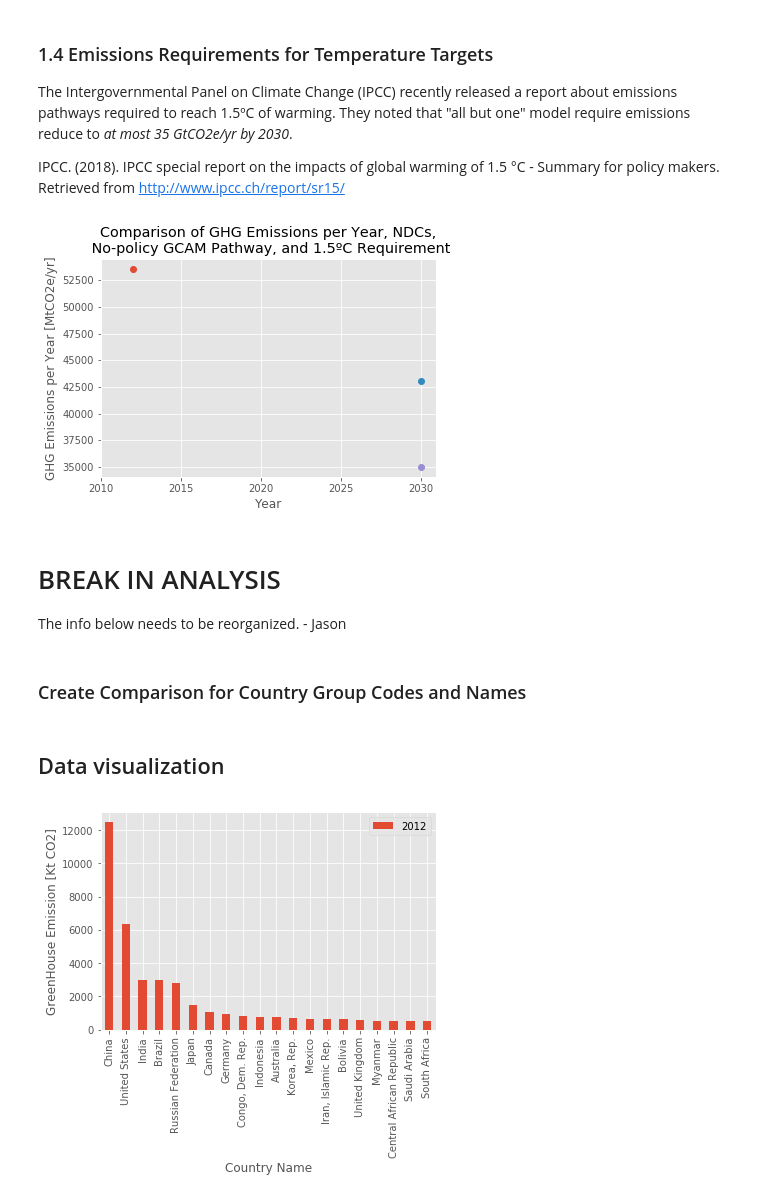
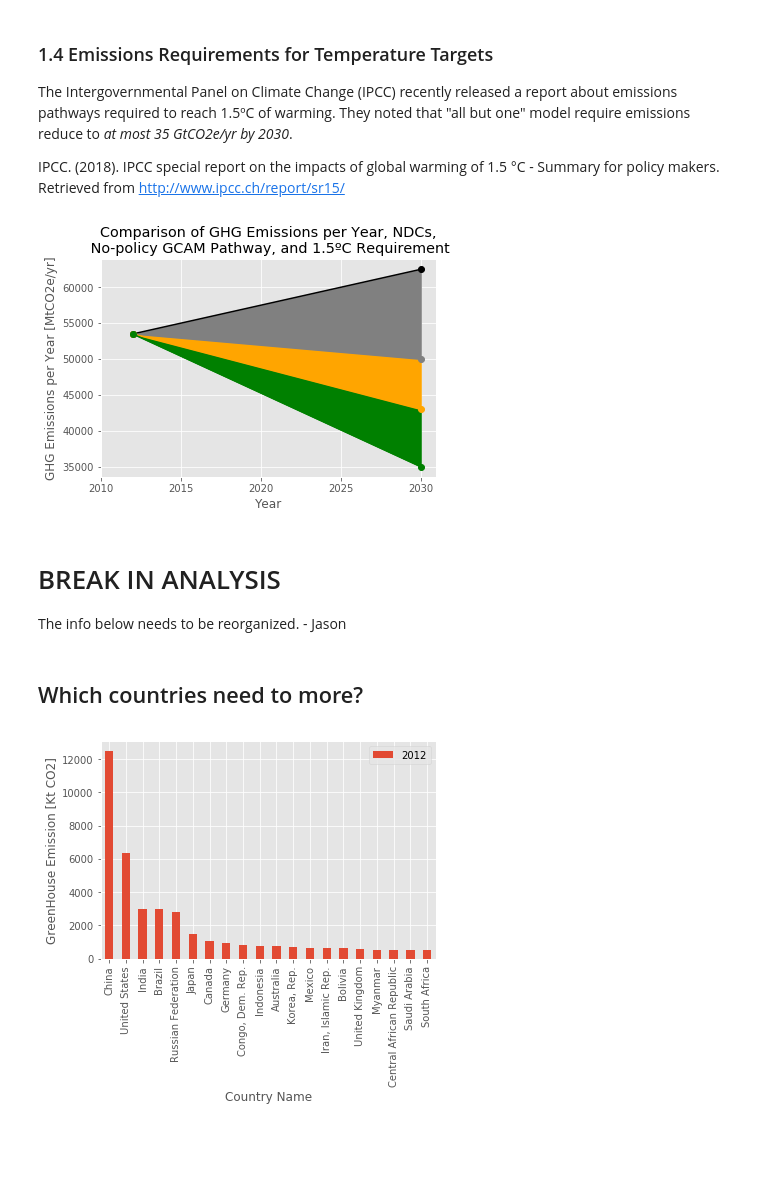
Before and after one commit to jasonrwang/ghg_analytics, a Jupyter notebook: ghg_analytics.ipynb, the cells around one changed output. Drawn from its saved outputs; the diff is of its cells as text; code cells hidden in the pictures; blank space fills up the shorter version.

```diff
--- a/ghg_analytics.ipynb
+++ b/ghg_analytics.ipynb
@@ -203,19 +244,40 @@ If this best case, where all NDCs are met, then the 2030 emissions will be 43006
 The Intergovernmental Panel on Climate Change (IPCC) recently released a report about emissions pathways required to reach 1.5ºC of warming. They noted that "all but one" model require emissions reduce to *at most 35 GtCO2e/yr by 2030*.
 
 IPCC. (2018). IPCC special report on the impacts of global warming of 1.5 °C - Summary for policy makers. Retrieved from http://www.ipcc.ch/report/sr15/
-# %%
-plt.plot(2012,ghgDf_WB[ ghgDf_WB['Country Name'] == 'World' ]['2012'],'o',
-         2030,NDCs_clean.values.sum(),'o',
-        2030,35000,'o')
-plt.xticks(range(2010,2031,5))
-plt.xlabel('Year')
-plt.ylabel('GHG Emissions per Year [MtCO2e/yr]')
-_ = plt.title('Comparison of GHG Emissions per Year, NDCs,\n No-policy GCAM Pathway, and 1.5ºC Requirement')
-# %% [output]
-[figure, removed]
+# %%
+plt.xlabel('Year')
+plt.ylabel('GHG Emissions per Year [MtCO2e/yr]')
+plt.title('Comparison of GHG Emissions per Year, NDCs,\n No-policy GCAM Pathway, and 1.5ºC Requirement')
+
+x1 = [2012,2030]
+y1 = [ghgDf_WB[ ghgDf_WB['Country Name'] == 'World' ]['2012'], ghgForecast_GCAM_BAU['2030'].sum()]
+y2 = [ghgDf_WB[ ghgDf_WB['Country Name'] == 'World' ]['2012'], 50000]
+y3 = [ghgDf_WB[ ghgDf_WB['Country Name'] == 'World' ]['2012'], NDCs_clean.values.sum()]
+y4 = [ghgDf_WB[ ghgDf_WB['Country Name'] == 'World' ]['2012'], 35000]
+
+CoeffLineNoPolicy = np.polyfit(x1,y1,1)
+CoeffLineLowTarget = np.polyfit(x1,y2,1)
+CoeffLineNDCs = np.polyfit(x1,y3,1)
+CoeffLineHighTarget = np.polyfit(x1,y4,1)
+
+LineNoPolicy = np.poly1d(CoeffLineNoPolicy)
+LineLowTarget = np.poly1d(CoeffLineLowTarget)
+LineNDCs = np.poly1d(CoeffLineNDCs)
+LineHighTarget = np.poly1d(CoeffLineHighTarget)
+
+plt.plot(x1, LineNoPolicy(x1), "-o", color = "black")
+plt.plot(x1, LineLowTarget(x1), "-o", color = "grey")
+plt.plot(x1, LineNDCs(x1), "-o", color = "orange")
+plt.plot(x1, LineHighTarget(x1), "-o", color = "green")
+
+plt.fill_between(x1, LineNoPolicy(x1), LineLowTarget(x1), color = "grey")
+plt.fill_between(x1, LineLowTarget(x1), LineNDCs(x1), color = "orange")
+plt.fill_between(x1, LineNDCs(x1), LineHighTarget(x1), color = "green")
+plt.xticks(range(2010, 2031, 5))
+plt.show()
+# %% [output]
+[figure, added]
 # %% [markdown]
 # BREAK IN ANALYSIS
 
 The info below needs to be reorganized. - Jason
-# %% [markdown]
-### Create Comparison for Country Group Codes and Names
@@ -233,5 +284,5 @@ ghgCountryDf_WB = ghgDf_WB[ghgDf_WB["Country Code"].apply(lambda x: False if x i
-# %% [markdown]
-## Data visualization
+# %% [markdown]
+## Which countries need to more?
 # %%
 #Sorted bar chart of 2012 greenhouse gases
 
```
Also changed, not shown: parts of 7 cells of this notebook.
